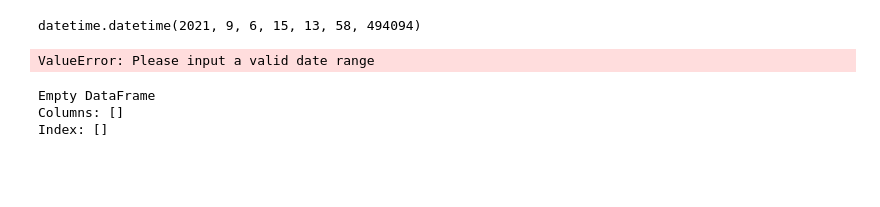
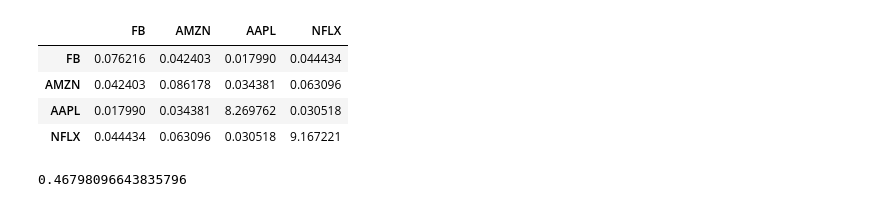
Before and after one commit to elenaabcc/FAAN_PortfolioOptimization_Python, a Jupyter notebook: FAAN_PortfolioOptimization.ipynb, the cells around one changed output. Drawn from its saved outputs; the diff is of its cells as text; code cells hidden in the pictures; blank space fills up the shorter version.

```diff
--- a/FAAN_PortfolioOptimization.ipynb
+++ b/FAAN_PortfolioOptimization.ipynb
@@ -11,3 +13,10 @@ plt.style.use('fivethirtyeight')
 # Stock symbols.
 #FAANG contains Facebook (FB), Amazon (AMZN), Apple (AAPL), Netflix (NFLX); and Alphabet (GOOG)
 assets = ['FB', 'AMZN', 'AAPL', 'NFLX']
+# %%
+#Select starting (ending) date for my portfolio
+stockStartDate = datetime(2014, 1, 1)
+today = datetime.today()
+#.strftime('%Y-%m-%d')
+# Check if it's the right form
+today
@@ -13,0 +25,13 @@ assets = ['FB', 'AMZN', 'AAPL', 'NFLX']
+# %%
+# Save my API key, using Alpha Vantage.
+api_key = "3117b527fc483e2247a6fb40c5c4245abf22f488"
+
+os.environ["QUANDL_API_KEY"] = "u1hyyiFVXs7MWboBtErZ"
+df=pd.DataFrame()
+
+for stock in assets:
+    df[stock] = web.DataReader(stock, 'quandl', stockStartDate, today)['Close']
+    #tmp = web.DataReader(stock, 'quandl', stockStartDate, today)
+    #print(tmp)
+
+print(df)
@@ -13,0 +71,4 @@ assets = ['FB', 'AMZN', 'AAPL', 'NFLX']
+# %%
+# Compute simple stock return which is = [(new price/old price) -1]- For totady is imposbile
+returns=df.pct_change()
+returns
@@ -14,2 +95,12 @@ assets = ['FB', 'AMZN', 'AAPL', 'NFLX']
+# %%
+# Compute annualized covariance matrix
+cov_matrix_annual = returns.cov() * 252
+cov_matrix_annual
+# %% [output]
+|  | FB | AMZN | AAPL | NFLX |
+| FB | 0.076216 | 0.042403 | 0.017990 | 0.044434 |
+| AMZN | 0.042403 | 0.086178 | 0.034381 | 0.063096 |
+| AAPL | 0.017990 | 0.034381 | 8.269762 | 0.030518 |
+| NFLX | 0.044434 | 0.063096 | 0.030518 | 9.167221 |
 # %%
 # Choosing weights. How many stocks (in percentage) for each one.
@@ -17,24 +108,7 @@ weights = np.array([0.2, 0.2, 0.2, 0.2, 0.2])
 # 20% of my portfolio consists of Apple stock
-# %%
-#Select starting (ending) date for my portfolio
-stockStartDate = "2013-01-01"
-today = datetime.today()
-# Check if it's the right form
-today
-# %% [output]
-datetime.datetime(2021, 9, 6, 15, 13, 58, 494094)
-# %%
-# Save my API key, using Alpha Vantage.
-ALPHAVANTAGE_api_key = "WU5NSMUM6PJ51ZAU"
-
-
-for stock in assets:
-    df = web.DataReader(stock, "av-daily-adjusted", start= stockStartDate, end=today, api_key=ALPHAVANTAGE_api_key)
-# %% [output]
-ValueError: Please input a valid date range
-# %%
-print(df)
-# %% [output]
-Empty DataFrame
-Columns: []
-Index: []
+# %%
+#let's find portfolio variance
+portfolio_variance= np.dot(weights.T, np.dot(cov_matrix_annual, weights) )
+portfolio_variance
+# %% [output]
+0.46798096643835796
```
Also changed, not shown: parts of 10 cells of this notebook.
